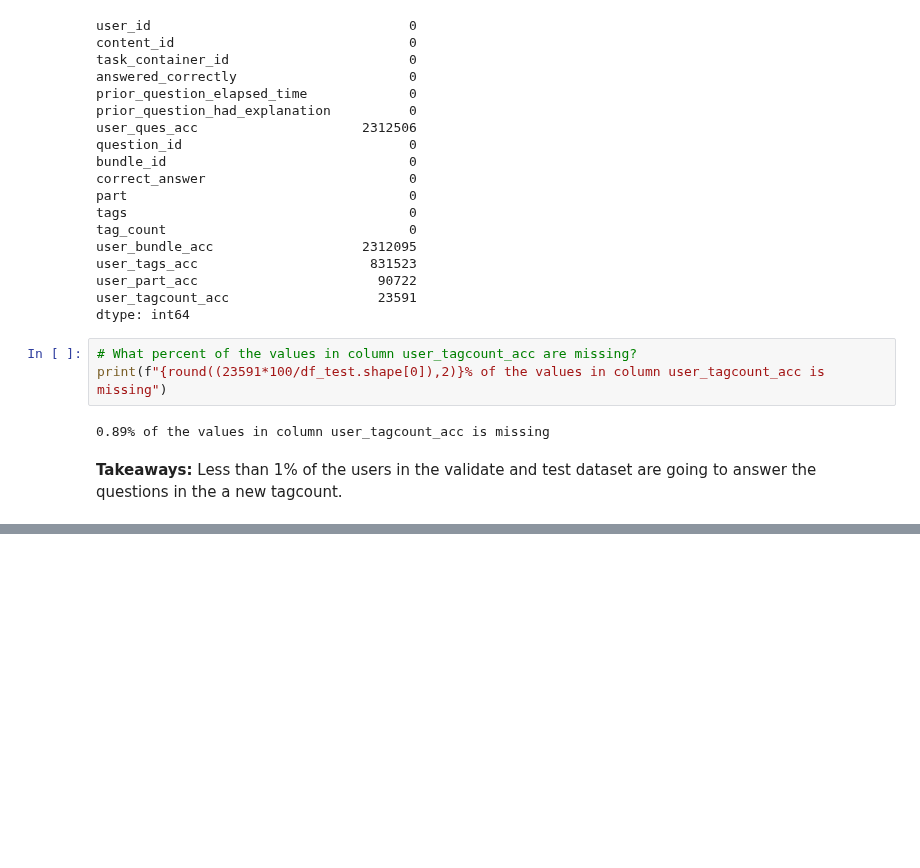
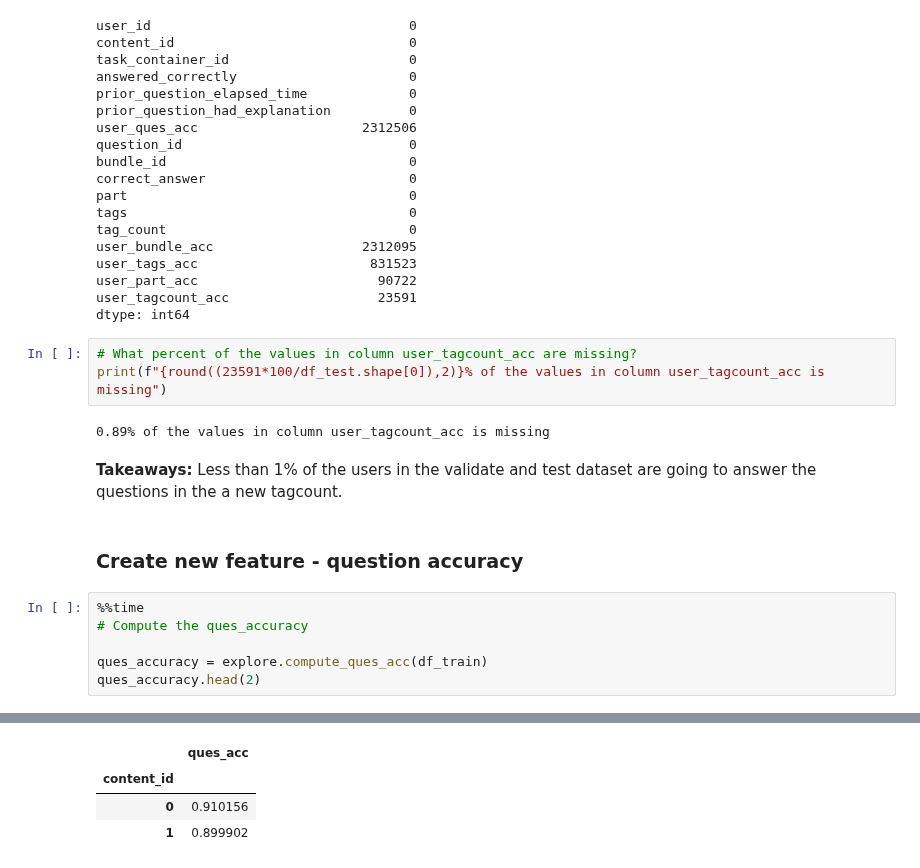
Before and after one commit to Yongliang-Shi/riiid_answer_correctness_prediction, a Jupyter notebook: model.ipynb, the cells around one changed output, grey strips where cells are left out. Cells and saved outputs as stored; diff of their text form; blank space fills up the shorter version.

```diff
--- a/model.ipynb
+++ b/model.ipynb
@@ -846,3 +848,12 @@ print(f"{round((23591*100/df_test.shape[0]),2)}% of the values in column user_ta
 0.89% of the values in column user_tagcount_acc is missing
 # %% [markdown]
 **Takeaways:** Less than 1% of the users in the validate and test dataset are going to answer the questions in the a new tagcount.
+# %% [markdown]
+### Create new feature - question accuracy
+# %%
+%%time
+# Compute the ques_accuracy
+
+ques_accuracy = explore.compute_ques_acc(df_train)
+ques_accuracy.head(2)
+# %% [output]
@@ -848,0 +862,4 @@ print(f"{round((23591*100/df_test.shape[0]),2)}% of the values in column user_ta
+|  | ques_acc |
+| content_id |  |
+| 0 | 0.910156 |
+| 1 | 0.899902 |
```
Also changed, not shown: parts of 10 cells of this notebook.
